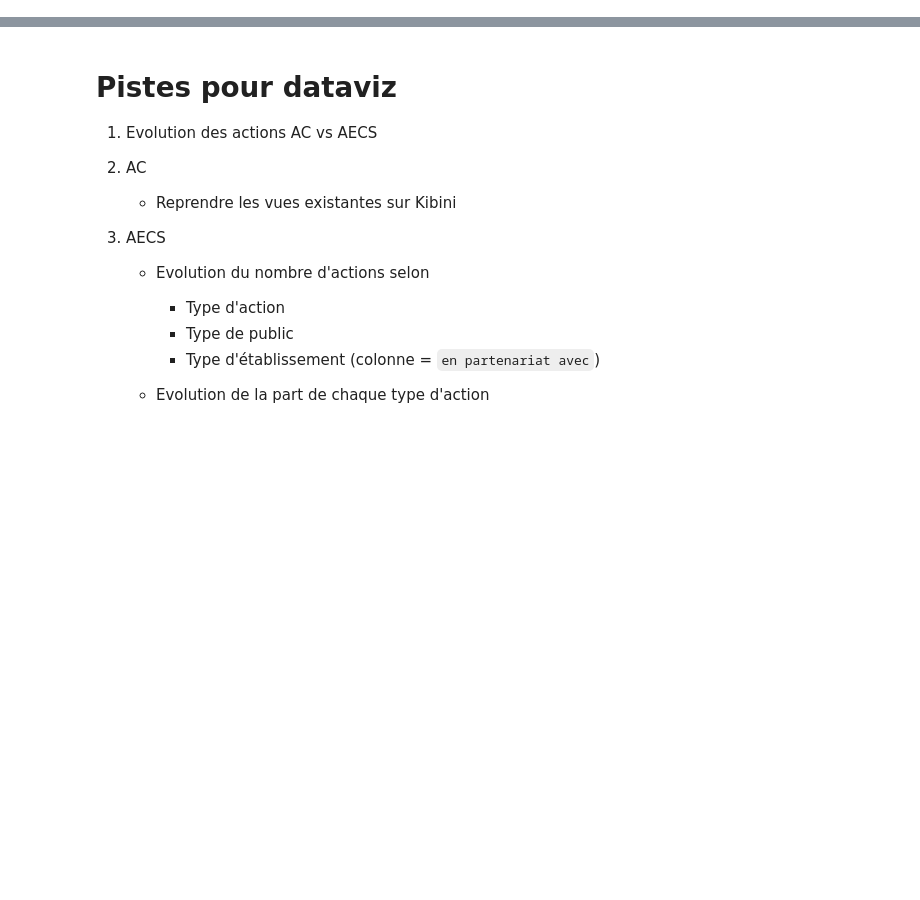
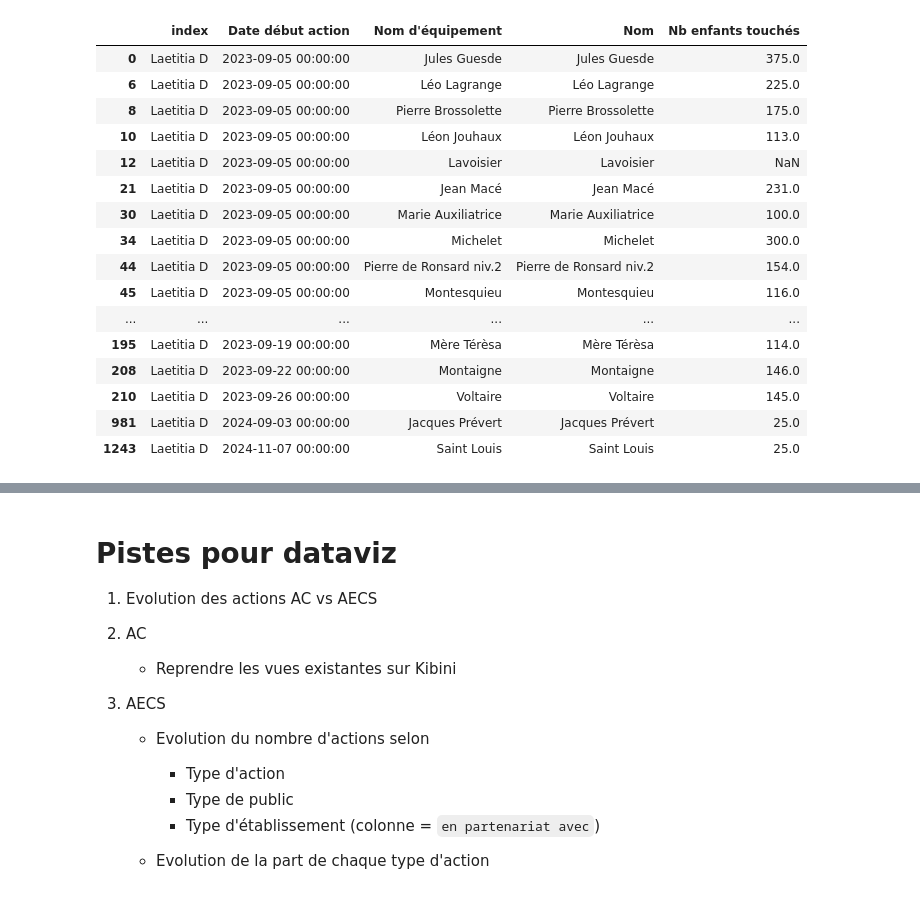
Before and after one commit to medrbx/kibini2, a Jupyter notebook: kibini/notebook_aecs.ipynb, the cells around one changed output, grey strips where cells are left out. Drawn from its saved outputs; the diff is of its cells as text; code cells hidden in the pictures; blank space fills up the shorter version.

```diff
--- a/kibini/notebook_aecs.ipynb
+++ b/kibini/notebook_aecs.ipynb
@@ -14,2 +18,4 @@ warnings.filterwarnings('ignore')
+# %%
+alphabet = list(string.ascii_lowercase)
 # %%
 class AECS():
@@ -69,4 +245,4 @@ class AECS():
         self.stats = self.stats.groupby(group_by_what)[total_on].sum()
         return(self.stats)
 # %%
-df = AECS()
+aecs = AECS(set_sll_columns=True)
@@ -94,0 +302,24 @@ df.get_Statistiques(filter_on='aecs',
+# %%
+aecs.aecs_collectivites[['index',
+                         'Date début action',
+                         "Nom d'équipement",
+                         "Nom",
+                         "Nb enfants touchés"]].drop_duplicates(subset="Nom")
+# %% [output]
+|  | index | Date début action | Nom d'équipement | Nom | Nb enfants touchés |
+| 0 | Laetitia D | 2023-09-05 00:00:00 | Jules Guesde | Jules Guesde | 375.0 |
+| 6 | Laetitia D | 2023-09-05 00:00:00 | Léo Lagrange | Léo Lagrange | 225.0 |
+| 8 | Laetitia D | 2023-09-05 00:00:00 | Pierre Brossolette | Pierre Brossolette | 175.0 |
+| 10 | Laetitia D | 2023-09-05 00:00:00 | Léon Jouhaux | Léon Jouhaux | 113.0 |
+| 12 | Laetitia D | 2023-09-05 00:00:00 | Lavoisier | Lavoisier | NaN |
+| 21 | Laetitia D | 2023-09-05 00:00:00 | Jean Macé | Jean Macé | 231.0 |
+| 30 | Laetitia D | 2023-09-05 00:00:00 | Marie Auxiliatrice | Marie Auxiliatrice | 100.0 |
+| 34 | Laetitia D | 2023-09-05 00:00:00 | Michelet | Michelet | 300.0 |
+| 44 | Laetitia D | 2023-09-05 00:00:00 | Pierre de Ronsard niv.2 | Pierre de Ronsard niv.2 | 154.0 |
+| 45 | Laetitia D | 2023-09-05 00:00:00 | Montesquieu | Montesquieu | 116.0 |
+| ... | ... | ... | ... | ... | ... |
+| 195 | Laetitia D | 2023-09-19 00:00:00 | Mère Térèsa | Mère Térèsa | 114.0 |
+| 208 | Laetitia D | 2023-09-22 00:00:00 | Montaigne | Montaigne | 146.0 |
+| 210 | Laetitia D | 2023-09-26 00:00:00 | Voltaire | Voltaire | 145.0 |
+| 981 | Laetitia D | 2024-09-03 00:00:00 | Jacques Prévert | Jacques Prévert | 25.0 |
+| 1243 | Laetitia D | 2024-11-07 00:00:00 | Saint Louis | Saint Louis | 25.0 |
```
Also changed, not shown: parts of 12 cells of this notebook, 7 other files.
